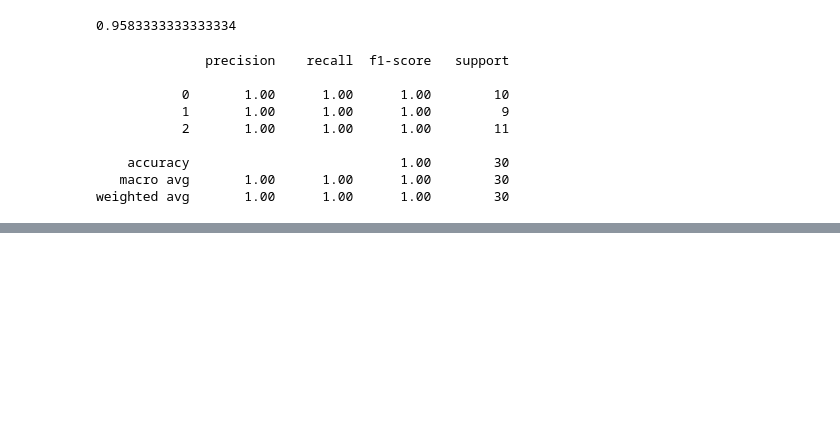
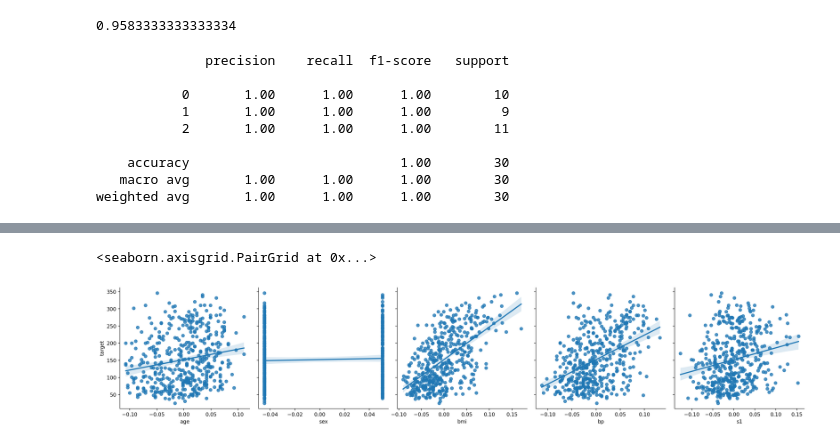
Before and after one commit to beniamine3155/Machine_Learning_AtoZ, a Jupyter notebook: 12_Decision_Tree/decision_tree.ipynb, the cells around one changed output, grey strips where cells are left out. Saved outputs shown, nothing was run; the diff lists cells and outputs as text; code cells hidden in the pictures; blank space fills up the shorter version.

```diff
--- a/12_Decision_Tree/decision_tree.ipynb
+++ b/12_Decision_Tree/decision_tree.ipynb
@@ -234,0 +237,3 @@ weighted avg       1.00      1.00      1.00        30
+# %%
+from sklearn import datasets
+diabetes = datasets.load_diabetes(as_frame=True)
@@ -234,0 +244,3 @@ weighted avg       1.00      1.00      1.00        30
+# %%
+df = diabetes.frame
+df
@@ -234,0 +261,7 @@ weighted avg       1.00      1.00      1.00        30
+# %%
+plt.rcParams['figure.figsize'] = (8, 4)
+plt.rcParams['figure.dpi'] = 200
+sns.pairplot(df, x_vars= df.columns[:5], y_vars='target', height=4, kind='reg')
+# %% [output]
+<seaborn.axisgrid.PairGrid at 0x...>
+[figure, added]
```
Also changed, not shown: parts of 4 cells of this notebook.
